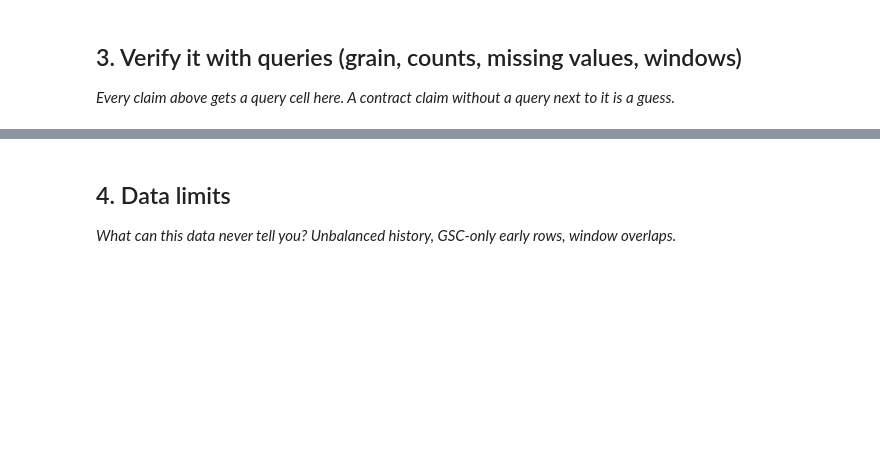
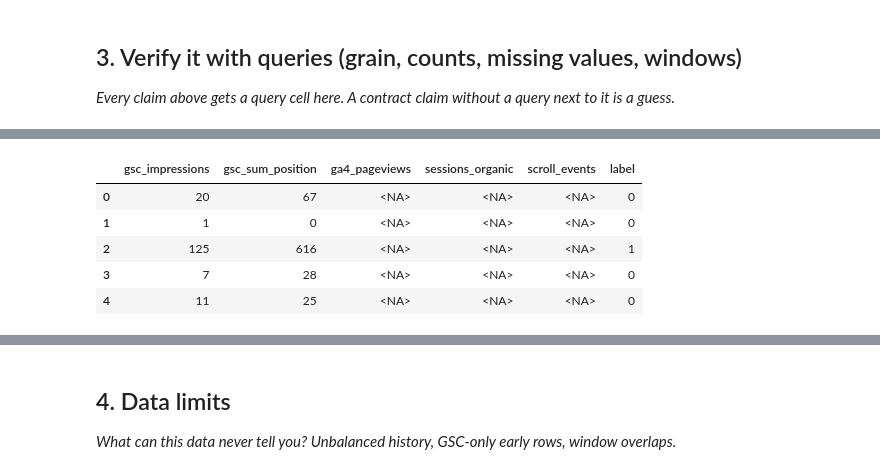
Before and after one commit to khadijaMajeed16/flyrank-machine-learning, a Jupyter notebook: work/notebooks/w03_data_contract.ipynb, the cells around one changed output, grey strips where cells are left out. Cells and saved outputs as stored; diff of their text form; code cells hidden in the pictures; blank space fills up the shorter version.

```diff
--- a/work/notebooks/w03_data_contract.ipynb
+++ b/work/notebooks/w03_data_contract.ipynb
@@ -67,0 +303,21 @@ print(files)
+# %%
+features = con.sql("""
+SELECT
+    gsc_impressions,
+    gsc_sum_position,
+    ga4_pageviews,
+    sessions_organic,
+    scroll_events,
+    gsc_clicks AS label
+FROM read_parquet('/content/march_2026.parquet')
+WHERE gsc_data_available IS TRUE
+""").df()
+
+features.head()
+# %% [output]
+|  | gsc_impressions | gsc_sum_position | ga4_pageviews | sessions_organic | scroll_events | label |
+| 0 | 20 | 67 | <NA> | <NA> | <NA> | 0 |
+| 1 | 1 | 0 | <NA> | <NA> | <NA> | 0 |
+| 2 | 125 | 616 | <NA> | <NA> | <NA> | 1 |
+| 3 | 7 | 28 | <NA> | <NA> | <NA> | 0 |
+| 4 | 11 | 25 | <NA> | <NA> | <NA> | 0 |
```
Also changed, not shown: parts of 21 cells of this notebook.
